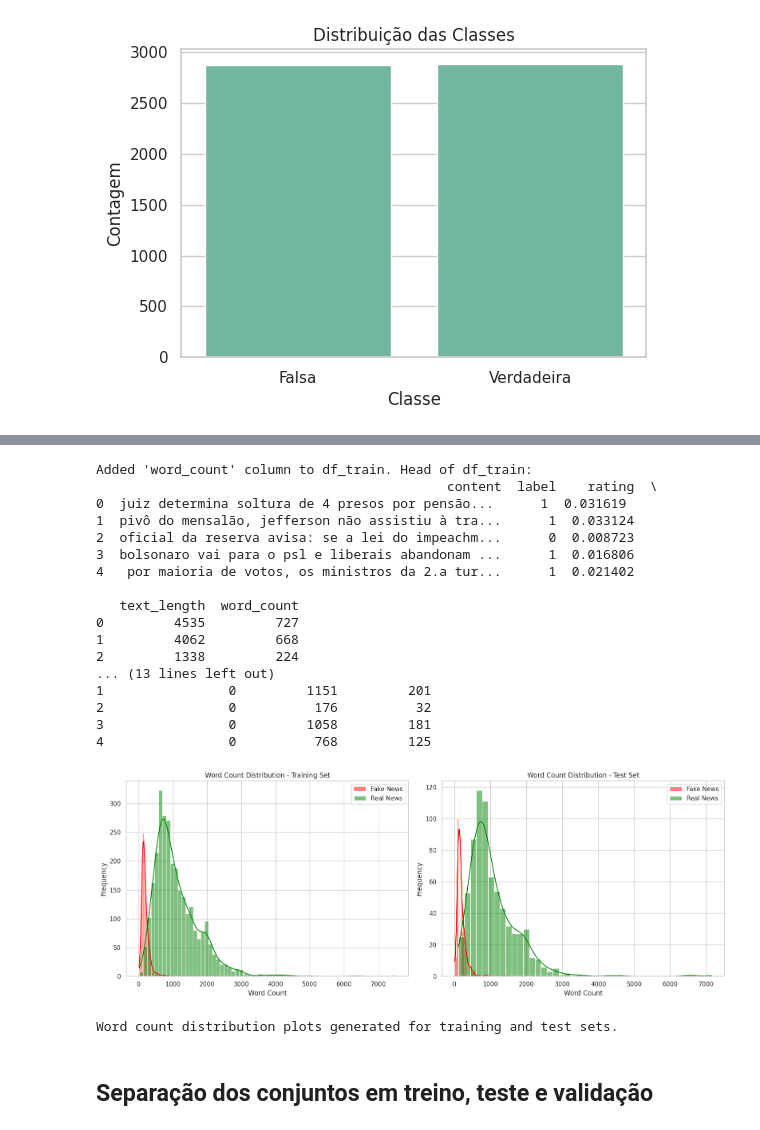
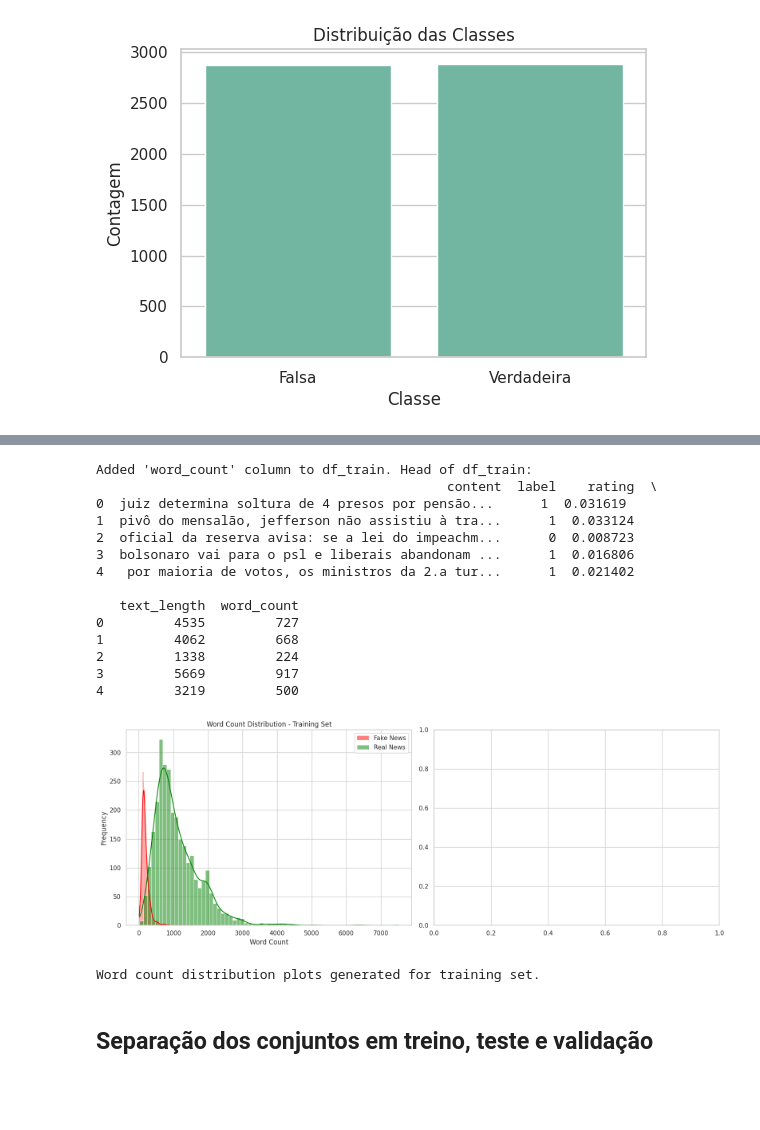
Before and after one commit to Gui-Rigaud/fake-news-detection, a Jupyter notebook: Detecção_de_Fake_News_Projeto_CIN0144.ipynb, the cells around one changed output, grey strips where cells are left out. Drawn from its saved outputs; the diff is of its cells as text; code cells hidden in the pictures; blank space fills up the shorter version.

```diff
--- a/Detecção_de_Fake_News_Projeto_CIN0144.ipynb
+++ b/Detecção_de_Fake_News_Projeto_CIN0144.ipynb
@@ -223,11 +151,8 @@ Text length distribution plots generated for training and test sets.
 # %%
 df_train['word_count'] = df_train['content'].apply(lambda x: len(x.split()))
-df_test['word_count'] = df_test['content'].apply(lambda x: len(x.split()))
 
 print("Added 'word_count' column to df_train. Head of df_train:")
 print(df_train.head())
-print("\nAdded 'word_count' column to df_test. Head of df_test:")
-print(df_test.head())
 # %% [output]
 Added 'word_count' column to df_train. Head of df_train:
                                              content  label    rating  \
@@ -241,41 +166,28 @@ Added 'word_count' column to df_train. Head of df_train:
 0         4535         727
 1         4062         668
 2         1338         224
-... (13 lines left out)
-1                0         1151         201
-2                0          176          32
-3                0         1058         181
-4                0          768         125
+3         5669         917
+4         3219         500
 # %%
 df_train_fake = df_train[df_train['label'] == 0]
 df_train_real = df_train[df_train['label'] == 1]
-
-df_test_fake = df_test[df_test['label'] == 0]
-df_test_real = df_test[df_test['label'] == 1]
 
 fig, axes = plt.subplots(1, 2, figsize=(16, 6))
 
 sns.histplot(df_train_fake['word_count'], color="red", label="Fake News", kde=True, ax=axes[0])
 sns.histplot(df_train_real['word_count'], color="green", label="Real News", kde=True, ax=axes[0])
 axes[0].set_title('Word Count Distribution - Training Set')
 axes[0].set_xlabel('Word Count')
 axes[0].set_ylabel('Frequency')
 axes[0].legend()
 
-sns.histplot(df_test_fake['word_count'], color="red", label="Fake News", kde=True, ax=axes[1])
-sns.histplot(df_test_real['word_count'], color="green", label="Real News", kde=True, ax=axes[1])
-axes[1].set_title('Word Count Distribution - Test Set')
-axes[1].set_xlabel('Word Count')
-axes[1].set_ylabel('Frequency')
-axes[1].legend()
-
 plt.tight_layout()
 plt.show()
 
-print("Word count distribution plots generated for training and test sets.")
+print("Word count distribution plots generated for training set.")
 # %% [output]
-[figure, old version]
+[figure, new version]
-Word count distribution plots generated for training and test sets.
+Word count distribution plots generated for training set.
 # %% [markdown]
 ## Separação dos conjuntos em treino, teste e validação
 # %%
```
Also changed, not shown: parts of 42 cells of this notebook.
